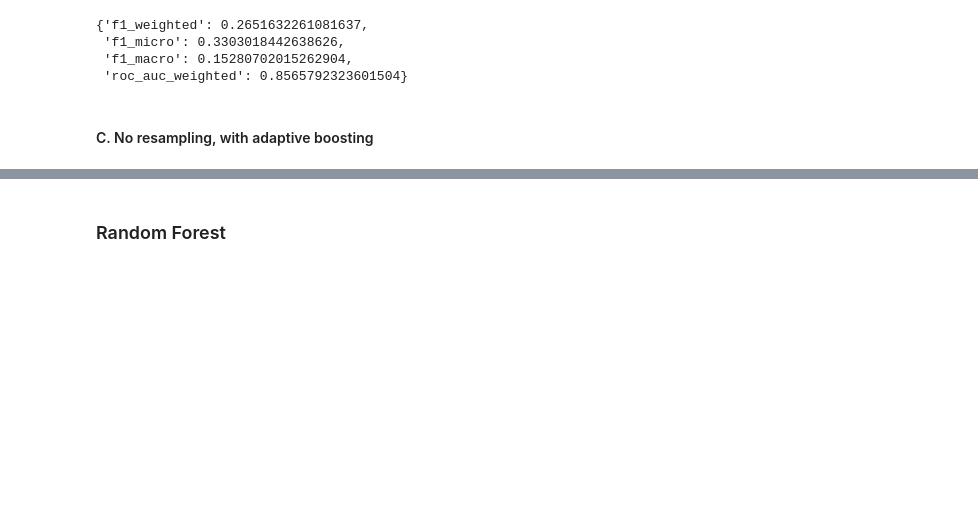
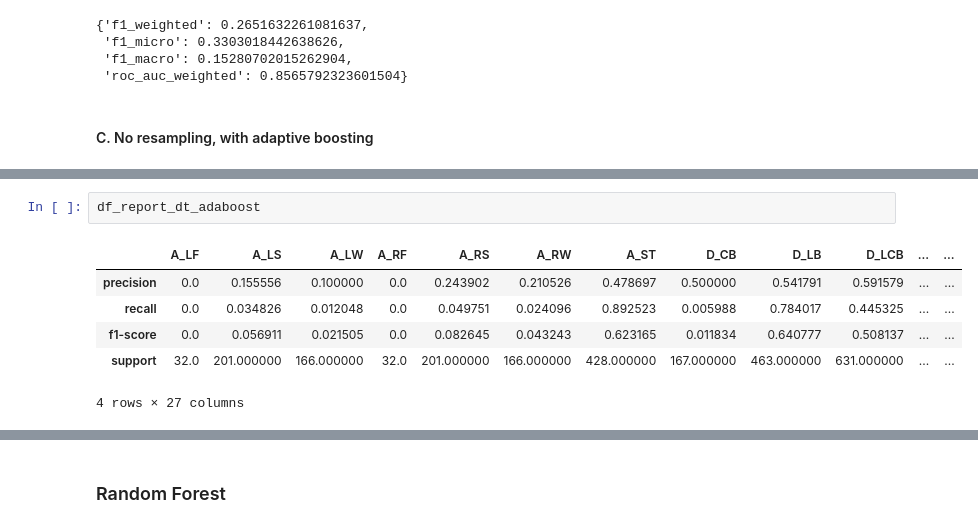
Before and after one commit to simonvellin/football_position_prediction, a Jupyter notebook: pablo/3_feature_selection_and_evaluation.ipynb, the cells around one changed output, grey strips where cells are left out. Saved outputs shown, nothing was run; the diff lists cells and outputs as text; blank space fills up the shorter version.

```diff
--- a/pablo/3_feature_selection_and_evaluation.ipynb
+++ b/pablo/3_feature_selection_and_evaluation.ipynb
@@ -1348,0 +1311,9 @@ Fitting 5 folds for each of 1 candidates, totalling 5 fits
+# %%
+df_report_dt_adaboost
+# %% [output]
+|  | A_LF | A_LS | A_LW | A_RF | A_RS | A_RW | A_ST | D_CB | D_LB | D_LCB | ... | ... |
+| precision | 0.0 | 0.155556 | 0.100000 | 0.0 | 0.243902 | 0.210526 | 0.478697 | 0.500000 | 0.541791 | 0.591579 | ... | ... |
+| recall | 0.0 | 0.034826 | 0.012048 | 0.0 | 0.049751 | 0.024096 | 0.892523 | 0.005988 | 0.784017 | 0.445325 | ... | ... |
+| f1-score | 0.0 | 0.056911 | 0.021505 | 0.0 | 0.082645 | 0.043243 | 0.623165 | 0.011834 | 0.640777 | 0.508137 | ... | ... |
+| support | 32.0 | 201.000000 | 166.000000 | 32.0 | 201.000000 | 166.000000 | 428.000000 | 167.000000 | 463.000000 | 631.000000 | ... | ... |
+4 rows × 27 columns
```
Also changed, not shown: parts of 15 cells of this notebook.
